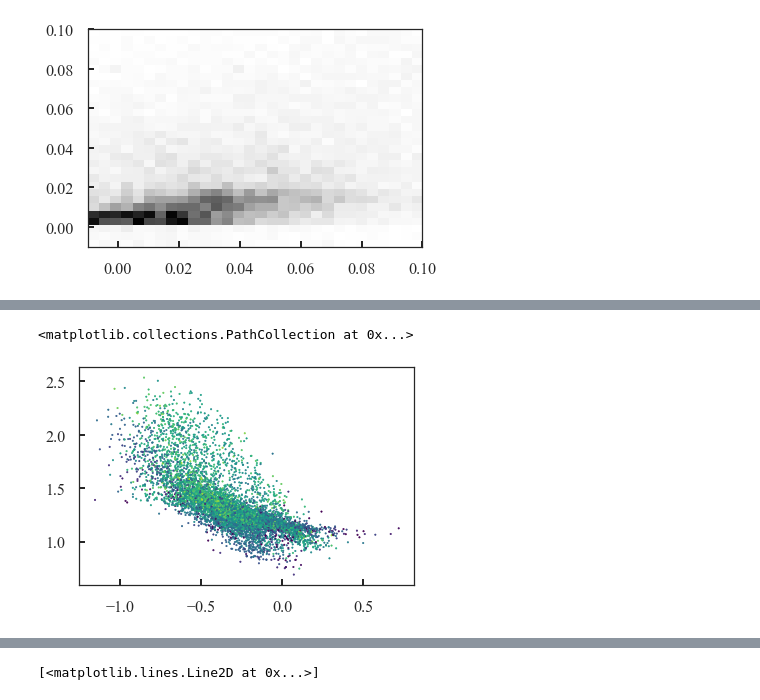
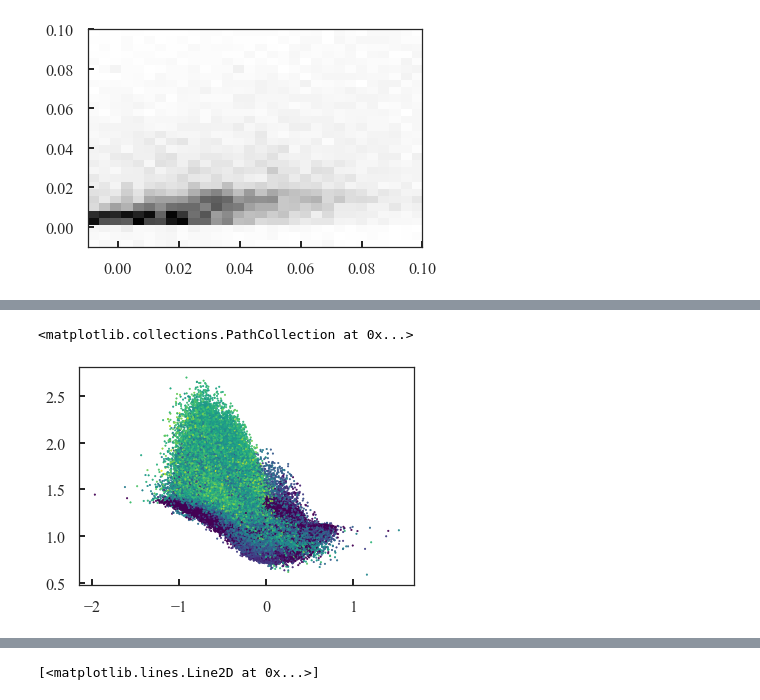
Before and after one commit to jls713/gaia_dr2_spectro, a Jupyter notebook: spectro_data/lamost_cannon_results/LAMOST Cannon.ipynb, the cells around one changed output, grey strips where cells are left out. Saved outputs shown, nothing was run; the diff lists cells and outputs as text; code cells hidden in the pictures.

```diff
--- a/spectro_data/lamost_cannon_results/LAMOST Cannon.ipynb
+++ b/spectro_data/lamost_cannon_results/LAMOST Cannon.ipynb
@@ -99,10 +128,10 @@ plt.scatter(m.C_M-m.N_M,m.mass,c=m.LOGG,cmap=plt.cm.viridis,s=2,vmin=0.,vmax=4.)
 # %%
-plt.scatter((m.C_M-m.N_M)[m.r_chi_sq<1.],
-            m.mass[m.r_chi_sq<1.],
-            c=m.M_H[m.r_chi_sq<1.],cmap=plt.cm.viridis,s=2,vmin=-1.,vmax=0.7)
+plt.scatter((m.C_M-m.N_M)[m.C_M_ERR_SNR<0.1],
+            m.mass[m.C_M_ERR_SNR<0.1],
+            c=m.M_H[m.C_M_ERR_SNR<0.1],cmap=plt.cm.viridis,s=2,vmin=-1.,vmax=0.7)
 # %% [output]
 <matplotlib.collections.PathCollection at 0x...>
-[figure, old version]
+[figure, new version]
 # %%
 plt.plot(m.M_H[m.r_chi_sq<3.],m.ALPHA_M[m.r_chi_sq<3.],'.',ms=1)
 # %% [output]
```
Also changed, not shown: parts of 15 cells of this notebook, 39 other files.
